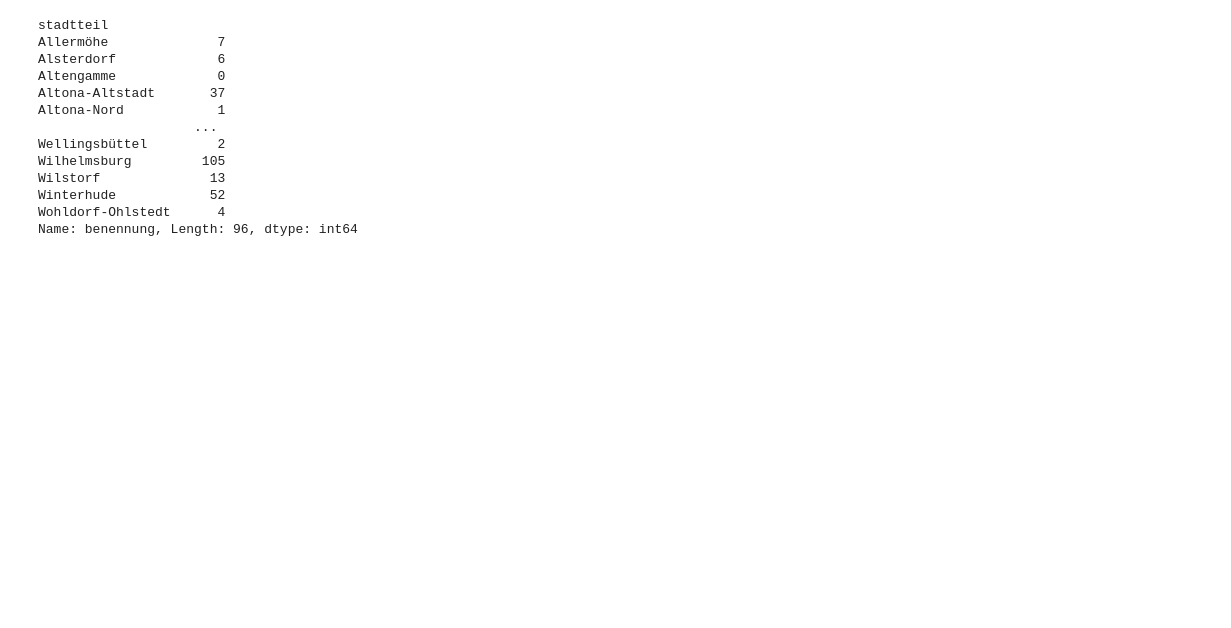
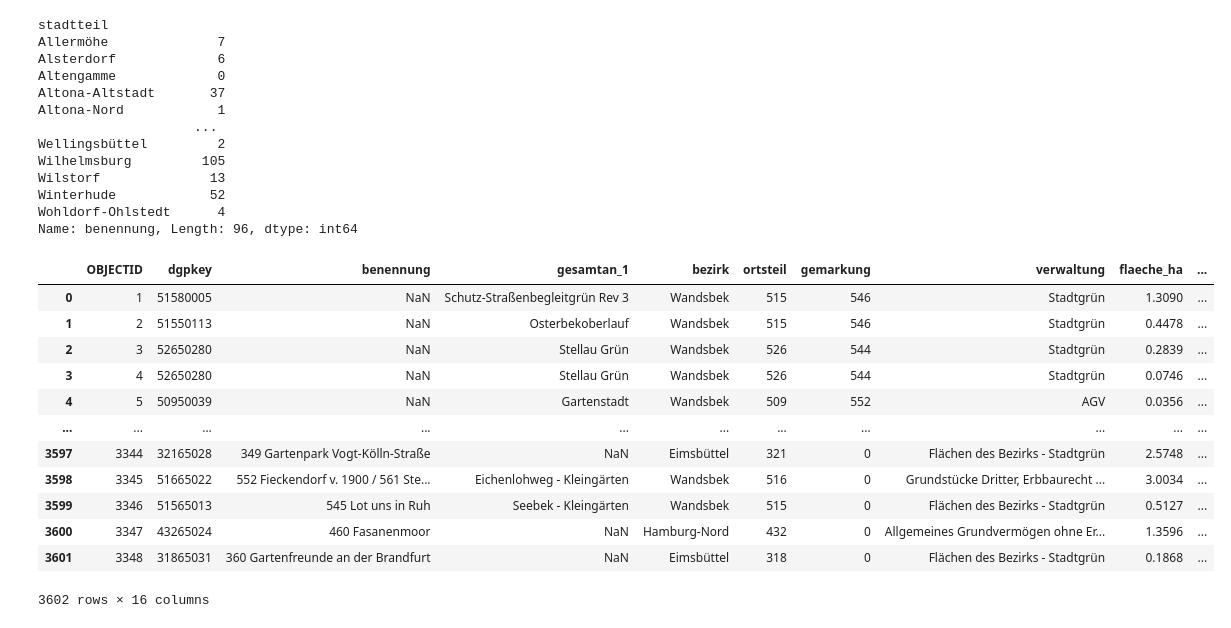
Before and after one commit to CharlotteGIS/egm722_project, a Jupyter notebook: my_project.ipynb, the cells around one changed output. Drawn from its saved outputs; the diff is of its cells as text; code cells hidden in the pictures; blank space fills up the shorter version.

```diff
--- a/my_project.ipynb
+++ b/my_project.ipynb
@@ -22,7 +22,7 @@ plt.ion()
 # %%
 # load the necessary data here
 admin = gpd.read_file("C:/Users/charl/OneDrive/Desktop/ulster/EGM722_programming/git/egm722_project/data/Stadtteile_Hamburg.shp")
-stats = pd.read_csv("C:/Users/charl/OneDrive/Desktop/ulster/EGM722_programming/git/egm722_project/data/statistics_HH21.csv",encoding="Latin-1", delimiter=";",decimal="." )
+stats = pd.read_csv("C:/Users/charl/OneDrive/Desktop/ulster/EGM722_programming/git/egm722_project/data/statistics_HH21.csv",encoding="utf-8", delimiter=";",decimal="." )
 #admin
 #print(stats.head())
 # %%
@@ -33,7 +33,7 @@ stats.columns = ['district','inhabitants', 'pop<18','%<18', 'pop>65y','%>65', 'f
 #joined population data with shapefile of admin boundaries and dropped additional columns in the admin dataset
 admin_pop = pd.merge(admin,stats, left_on='stadtteil_', right_on='district', how = 'inner')
 
-admin_pop.drop(columns=['OBJECTID','bezirk', 'stadttei_1', 'foreignResidents', 'migration_backg','pop<18' ],axis=1, inplace=True)
+admin_pop.drop(columns=['OBJECTID','bezirk', 'stadttei_1', 'stadttei_2','pp_size', '%<18', 'hh','foreignResidents', 'migration_backg','pop<18','hh_kids', '%hh_kids' ],axis=1, inplace=True)
 
 #admin_pop
 #fig, ax = plt.subplots(figsize=(24, 18))
@@ -185,7 +260,30 @@ Wohldorf-Ohlstedt      4
 Name: benennung, Length: 96, dtype: int64
 # %%
 #2. calculate green area / inhabitants -- for that add some of the colums from admin data to green areas data set???
-#green_areas_reproj['green_per_inhabitant']=green_areas_reproj.groupby(['stadtteil'])['flaeche_ha'] / ###
 #green_areas_reproj['inhabitants']
+
+
+#join = gpd.sjoin(green_areas_reproj, admin_pop_reproj, how='inner', lsuffix='left', rsuffix='right') # perform the spatial join
+
+# Merge the two datasets based on the "stadteil" or "stadteil_" columns
+df1 = green_areas_reproj.merge(admin_pop_reproj[['inhabitants', 'stadtteil_']], how = 'left',
+                left_on = 'stadtteil', right_on = 'stadtteil_').drop(columns = ['stadtteil']) #                          how='left', on=['stadtteil', 'stadtteil_'])
+
+df1
+#join
+# %% [output]
+|  | OBJECTID | dgpkey | benennung | gesamtan_1 | bezirk | ortsteil | gemarkung | verwaltung | flaeche_ha | ... |
+| 0 | 1 | 51580005 | NaN | Schutz-Straßenbegleitgrün Rev 3 | Wandsbek | 515 | 546 | Stadtgrün | 1.3090 | ... |
+| 1 | 2 | 51550113 | NaN | Osterbekoberlauf | Wandsbek | 515 | 546 | Stadtgrün | 0.4478 | ... |
+| 2 | 3 | 52650280 | NaN | Stellau Grün | Wandsbek | 526 | 544 | Stadtgrün | 0.2839 | ... |
+| 3 | 4 | 52650280 | NaN | Stellau Grün | Wandsbek | 526 | 544 | Stadtgrün | 0.0746 | ... |
+| 4 | 5 | 50950039 | NaN | Gartenstadt | Wandsbek | 509 | 552 | AGV | 0.0356 | ... |
+| ... | ... | ... | ... | ... | ... | ... | ... | ... | ... | ... |
+| 3597 | 3344 | 32165028 | 349 Gartenpark Vogt-Kölln-Straße | NaN | Eimsbüttel | 321 | 0 | Flächen des Bezirks - Stadtgrün | 2.5748 | ... |
+| 3598 | 3345 | 51665022 | 552 Fieckendorf v. 1900 / 561 Ste... | Eichenlohweg - Kleingärten | Wandsbek | 516 | 0 | Grundstücke Dritter, Erbbaurecht ... | 3.0034 | ... |
+| 3599 | 3346 | 51565013 | 545 Lot uns in Ruh | Seebek - Kleingärten | Wandsbek | 515 | 0 | Flächen des Bezirks - Stadtgrün | 0.5127 | ... |
+| 3600 | 3347 | 43265024 | 460 Fasanenmoor | NaN | Hamburg-Nord | 432 | 0 | Allgemeines Grundvermögen ohne Er... | 1.3596 | ... |
+| 3601 | 3348 | 31865031 | 360 Gartenfreunde an der Brandfurt | NaN | Eimsbüttel | 318 | 0 | Flächen des Bezirks - Stadtgrün | 0.1868 | ... |
+3602 rows × 16 columns
 # %%
 #dissolve and add colums to data
```
Also changed, not shown: parts of 18 cells of this notebook, 4 other files.
